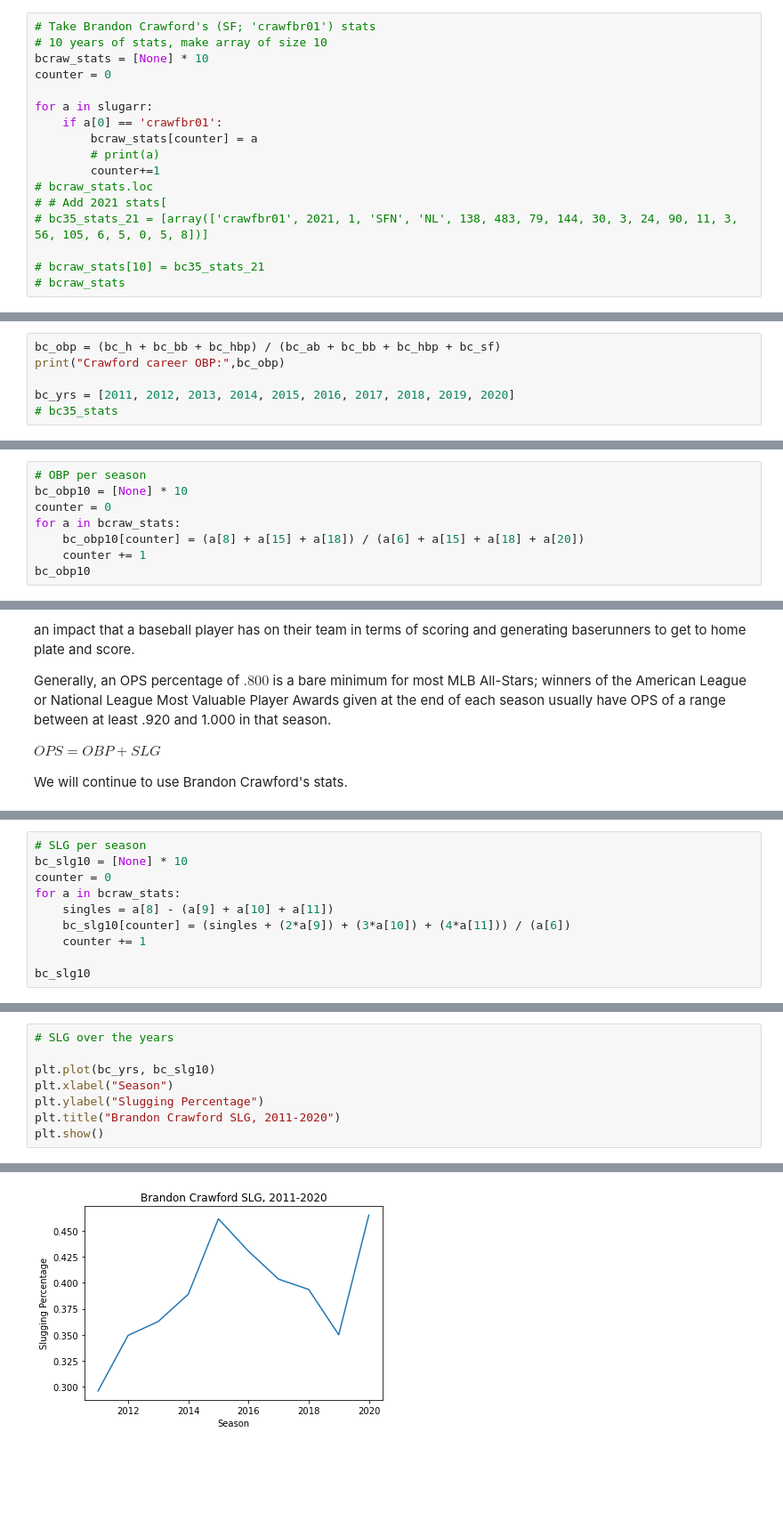
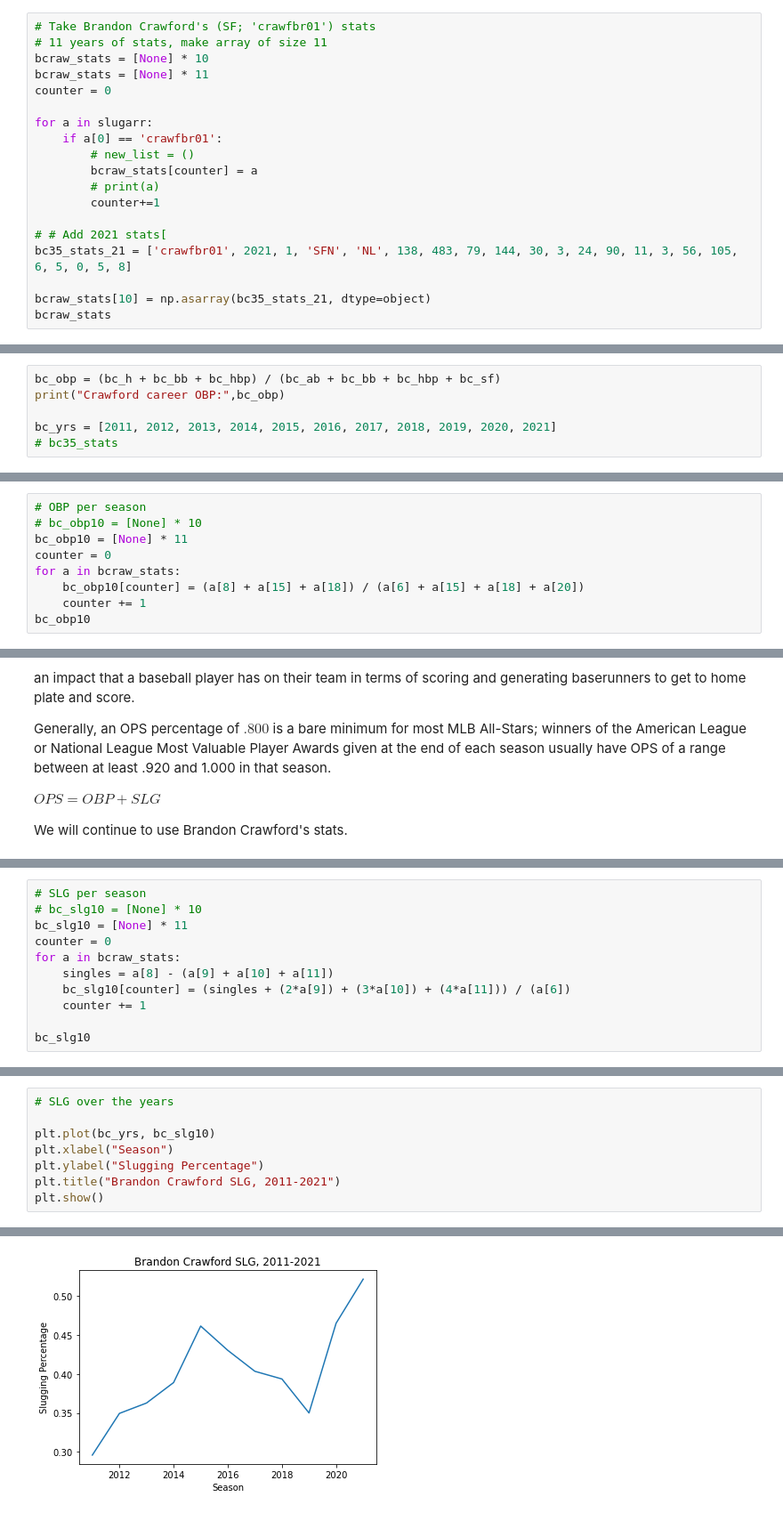
Before and after one commit to matthewjchin/baseballstats, a Jupyter notebook: Slugging.ipynb, the cells around one changed output, grey strips where cells are left out. Shown at 89% size. Drawn from its saved outputs; the diff is of its cells as text; blank space fills up the shorter version.

Commit message:
More BCraw, README changes

```diff
--- a/Slugging.ipynb
+++ b/Slugging.ipynb
@@ -244,18 +244,20 @@ OBP = (Hits + Walks + Hit by Pitch) / (At Bats + Walks + Hit by Pitch + Sacrific
 $OBP = \frac{H + BB + HBP}{AB + BB + HBP + SF}$
 # %%
 # Take Brandon Crawford's (SF; 'crawfbr01') stats
-# 10 years of stats, make array of size 10
+# 11 years of stats, make array of size 11
 bcraw_stats = [None] * 10
+bcraw_stats = [None] * 11
 counter = 0
 
 for a in slugarr:
     if a[0] == 'crawfbr01':
+        # new_list = ()
         bcraw_stats[counter] = a
         # print(a)
         counter+=1
-# bcraw_stats.loc
+
 # # Add 2021 stats[
-# bc35_stats_21 = [array(['crawfbr01', 2021, 1, 'SFN', 'NL', 138, 483, 79, 144, 30, 3, 24, 90, 11, 3, 56, 105, 6, 5, 0, 5, 8])]
+bc35_stats_21 = ['crawfbr01', 2021, 1, 'SFN', 'NL', 138, 483, 79, 144, 30, 3, 24, 90, 11, 3, 56, 105, 6, 5, 0, 5, 8]
 
-# bcraw_stats[10] = bc35_stats_21
-# bcraw_stats
+bcraw_stats[10] = np.asarray(bc35_stats_21, dtype=object)
+bcraw_stats
@@ -284,6 +326,6 @@ bc_sf = bc35_stats['SF'].sum()
 bc_obp = (bc_h + bc_bb + bc_hbp) / (bc_ab + bc_bb + bc_hbp + bc_sf)
 print("Crawford career OBP:",bc_obp)
 
-bc_yrs = [2011, 2012, 2013, 2014, 2015, 2016, 2017, 2018, 2019, 2020]
+bc_yrs = [2011, 2012, 2013, 2014, 2015, 2016, 2017, 2018, 2019, 2020, 2021]
 # bc35_stats
 # %% [output]
@@ -291,6 +333,7 @@ Crawford career OBP: 0.3166156982670744
 # %%
 # OBP per season
-bc_obp10 = [None] * 10
+# bc_obp10 = [None] * 10
+bc_obp10 = [None] * 11
 counter = 0
 for a in bcraw_stats:
     bc_obp10[counter] = (a[8] + a[15] + a[18]) / (a[6] + a[15] + a[18] + a[20])
@@ -354,6 +403,7 @@ bc35_stats
 # %%
 # SLG per season
-bc_slg10 = [None] * 10
+# bc_slg10 = [None] * 10
+bc_slg10 = [None] * 11
 counter = 0
 for a in bcraw_stats:
     singles = a[8] - (a[9] + a[10] + a[11])
@@ -378,7 +429,7 @@ bc_slg10
 plt.plot(bc_yrs, bc_slg10)
 plt.xlabel("Season")
 plt.ylabel("Slugging Percentage")
-plt.title("Brandon Crawford SLG, 2011-2020")
+plt.title("Brandon Crawford SLG, 2011-2021")
 plt.show()
 # %% [output]
 [<matplotlib.lines.Line2D at 0x...>]
@@ -388,4 +439,4 @@ Text(0.5, 1.0, 'Brandon Crawford SLG, 2011-2020')
-[figure, old version]
+[figure, new version]
 # %%
 # OPS per season
 
```
Also changed, not shown: parts of 12 cells of this notebook, 2 other files.
